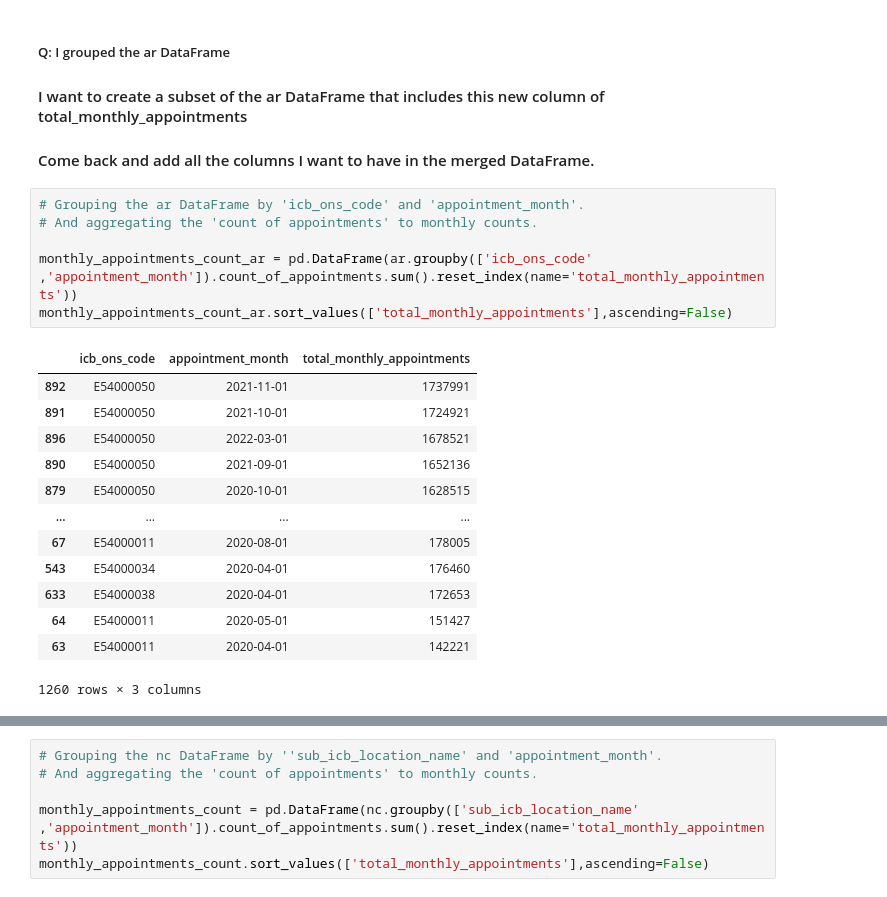
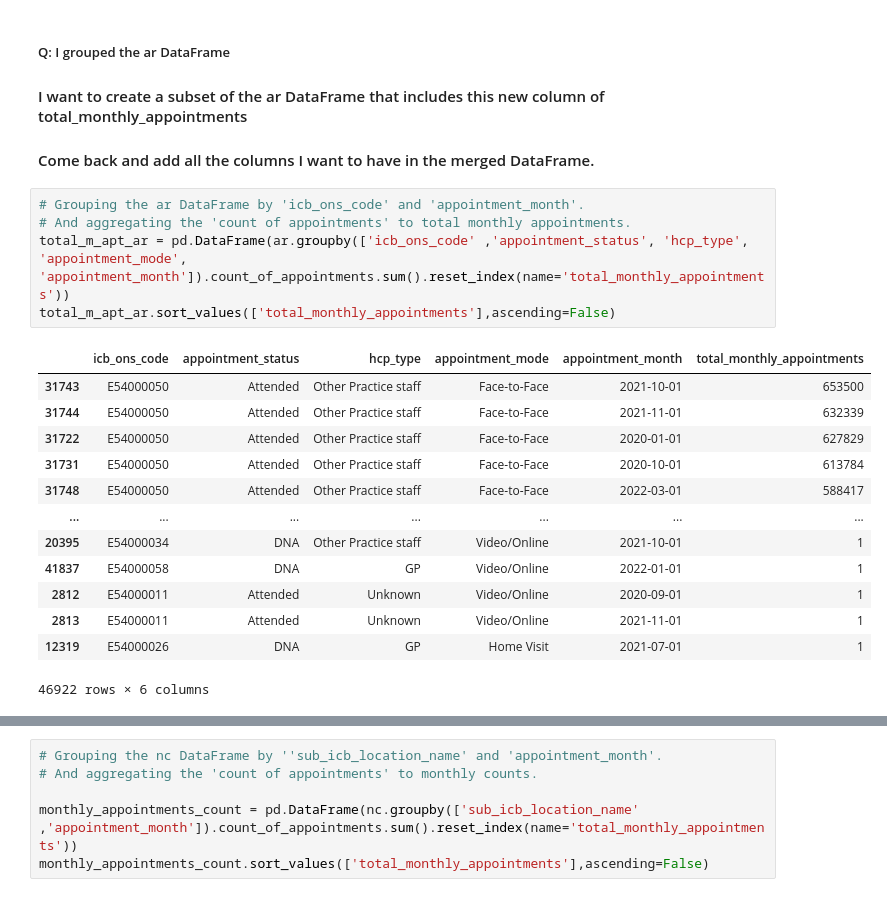
Before and after one commit to crialorob/Alonso_Robles_Cristina_DA201_Assignment, a Jupyter notebook: Alonso_Robles_Cristina_DA201_Assignment_Notebook.ipynb, the cells around one changed output, grey strips where cells are left out. Saved outputs shown, nothing was run; the diff lists cells and outputs as text.

```diff
--- a/Alonso_Robles_Cristina_DA201_Assignment_Notebook.ipynb
+++ b/Alonso_Robles_Cristina_DA201_Assignment_Notebook.ipynb
@@ -951,21 +1032,20 @@ To be able to merge the three DataFrames, we should have comparable inputs in te
 #### Come back and add all the columns I want to have in the merged DataFrame.
 # %%
 # Grouping the ar DataFrame by 'icb_ons_code' and 'appointment_month'.
-# And aggregating the 'count of appointments' to monthly counts.
-
-monthly_appointments_count_ar = pd.DataFrame(ar.groupby(['icb_ons_code' ,'appointment_month']).count_of_appointments.sum().reset_index(name='total_monthly_appointments'))
-monthly_appointments_count_ar.sort_values(['total_monthly_appointments'],ascending=False)
+# And aggregating the 'count of appointments' to total monthly appointments.
+total_m_apt_ar = pd.DataFrame(ar.groupby(['icb_ons_code' ,'appointment_status', 'hcp_type', 'appointment_mode', 'appointment_month']).count_of_appointments.sum().reset_index(name='total_monthly_appointments'))
+total_m_apt_ar.sort_values(['total_monthly_appointments'],ascending=False)
 # %% [output]
-|  | icb_ons_code | appointment_month | total_monthly_appointments |
-| 892 | E54000050 | 2021-11-01 | 1737991 |
-| 891 | E54000050 | 2021-10-01 | 1724921 |
-| 896 | E54000050 | 2022-03-01 | 1678521 |
-| 890 | E54000050 | 2021-09-01 | 1652136 |
-| 879 | E54000050 | 2020-10-01 | 1628515 |
-| ... | ... | ... | ... |
-| 67 | E54000011 | 2020-08-01 | 178005 |
-| 543 | E54000034 | 2020-04-01 | 176460 |
-| 633 | E54000038 | 2020-04-01 | 172653 |
-| 64 | E54000011 | 2020-05-01 | 151427 |
-| 63 | E54000011 | 2020-04-01 | 142221 |
+|  | icb_ons_code | appointment_status | hcp_type | appointment_mode | appointment_month | total_monthly_appointments |
+| 31743 | E54000050 | Attended | Other Practice staff | Face-to-Face | 2021-10-01 | 653500 |
+| 31744 | E54000050 | Attended | Other Practice staff | Face-to-Face | 2021-11-01 | 632339 |
+| 31722 | E54000050 | Attended | Other Practice staff | Face-to-Face | 2020-01-01 | 627829 |
+| 31731 | E54000050 | Attended | Other Practice staff | Face-to-Face | 2020-10-01 | 613784 |
+| 31748 | E54000050 | Attended | Other Practice staff | Face-to-Face | 2022-03-01 | 588417 |
+| ... | ... | ... | ... | ... | ... | ... |
+| 20395 | E54000034 | DNA | Other Practice staff | Video/Online | 2021-10-01 | 1 |
+| 41837 | E54000058 | DNA | GP | Video/Online | 2022-01-01 | 1 |
+| 2812 | E54000011 | Attended | Unknown | Video/Online | 2020-09-01 | 1 |
+| 2813 | E54000011 | Attended | Unknown | Video/Online | 2021-11-01 | 1 |
+| 12319 | E54000026 | DNA | GP | Home Visit | 2021-07-01 | 1 |
-1260 rows × 3 columns
+46922 rows × 6 columns
```
Also changed, not shown: parts of 102 cells of this notebook, 1 other file.
